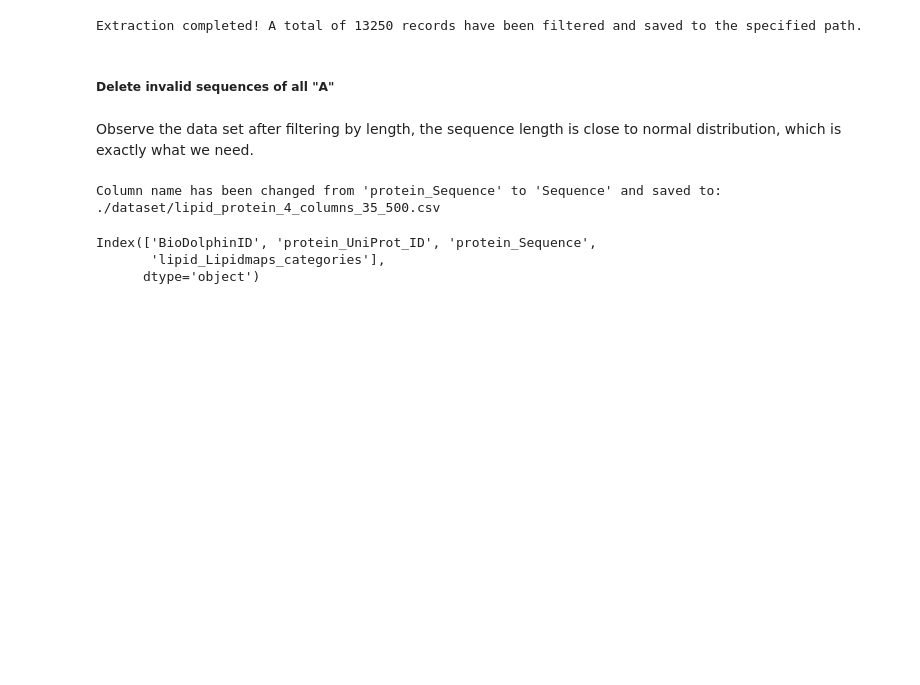
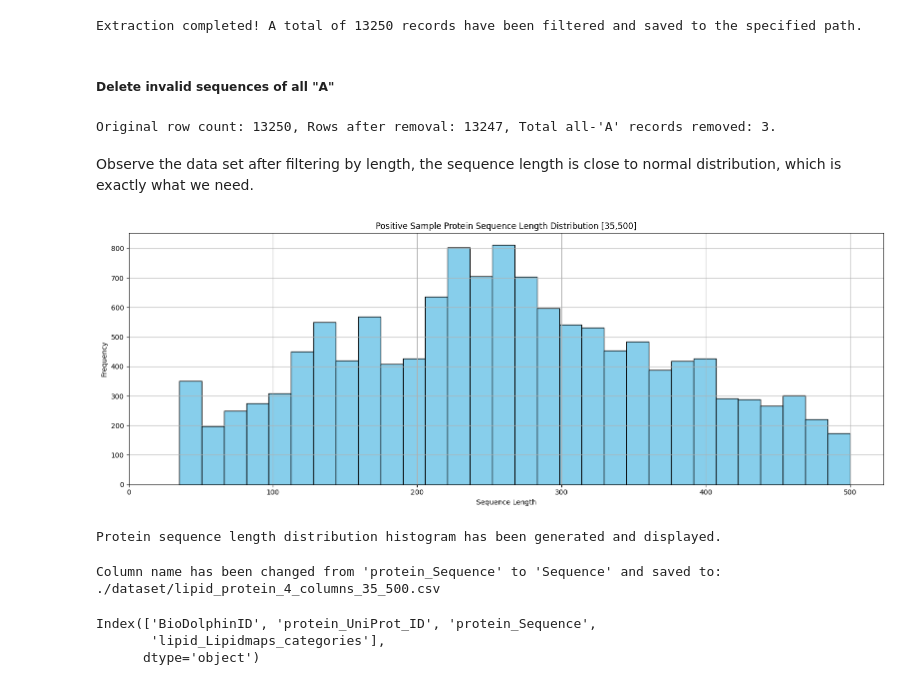
Before and after one commit to Noora68/PLiCat, a Jupyter notebook: process_data/data_preprocessing.ipynb, the cells around one changed output. Saved outputs shown, nothing was run; the diff lists cells and outputs as text; code cells hidden in the pictures; blank space fills up the shorter version.

```diff
--- a/process_data/data_preprocessing.ipynb
+++ b/process_data/data_preprocessing.ipynb
@@ -210,8 +481,56 @@ print(f"Extraction completed! A total of {len(df)} records have been filtered an
 Extraction completed! A total of 13250 records have been filtered and saved to the specified path.
 # %% [markdown]
 ##### Delete invalid sequences of all "A"
+# %%
+import pandas as pd
+
+# Read CSV file
+df = pd.read_csv('./dataset/lipid_protein_4_columns_35_500.csv')
+
+# Remove rows where protein_Sequence consists entirely of 'A' characters
+df_filtered = df[~df['protein_Sequence'].str.fullmatch('A+', na=False)]
+
+# Save results
+output_path = './dataset/lipid_protein_4_columns_35_500.csv'
+df_filtered.to_csv(output_path, index=False)
+
+print(f"Original row count: {len(df)}, Rows after removal: {len(df_filtered)}, Total all-'A' records removed: {len(df) - len(df_filtered)}.")
+# %% [output]
+Original row count: 13250, Rows after removal: 13247, Total all-'A' records removed: 3.
 # %% [markdown]
 Observe the data set after filtering by length, the sequence length is close to normal distribution, which is exactly what we need.
+# %%
+import pandas as pd
+import numpy as np
+import matplotlib.pyplot as plt
+
+# Load process_data
+df = pd.read_csv("./dataset/lipid_protein_4_columns_35_500.csv")
+
+# Calculate protein sequence lengths
+df["sequence_length"] = df["protein_Sequence"].astype(str).apply(len)
+
+# Plot histogram
+plt.figure(figsize=(16, 6))
+plt.hist(df["sequence_length"], bins=30, color="skyblue", edgecolor="black")
+plt.title("Positive Sample Protein Sequence Length Distribution [35,500]")
+plt.xlabel("Sequence Length")
+plt.ylabel("Frequency")
+plt.grid(True)
+
+# Set x-axis tick interval to 100
+max_len = df["sequence_length"].max()
+xticks = np.arange(0, max_len + 100, 100)
+plt.xticks(xticks)
+plt.tight_layout()
+# Save image
+plt.savefig("./dataset/images/Positive_protein_sequence_length_distribution35_500.png", dpi=300, bbox_inches='tight')
+plt.show()
+
+print("Protein sequence length distribution histogram has been generated and displayed.")
+# %% [output]
+[figure, added]
+Protein sequence length distribution histogram has been generated and displayed.
 # %%
 # Rename column
 df.rename(columns={"protein_Sequence": "Sequence"}, inplace=True)
```
Also changed, not shown: parts of 24 cells of this notebook.
